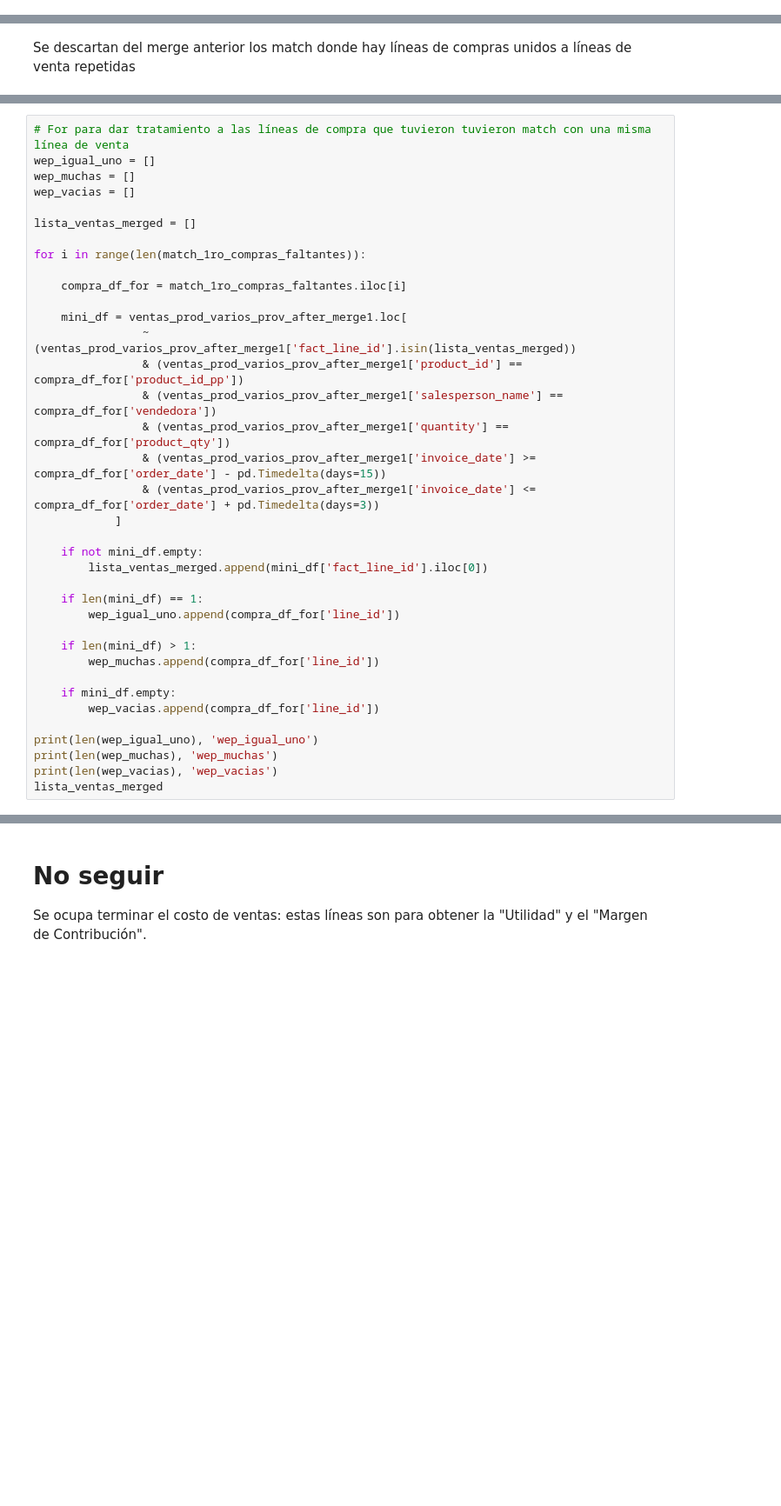
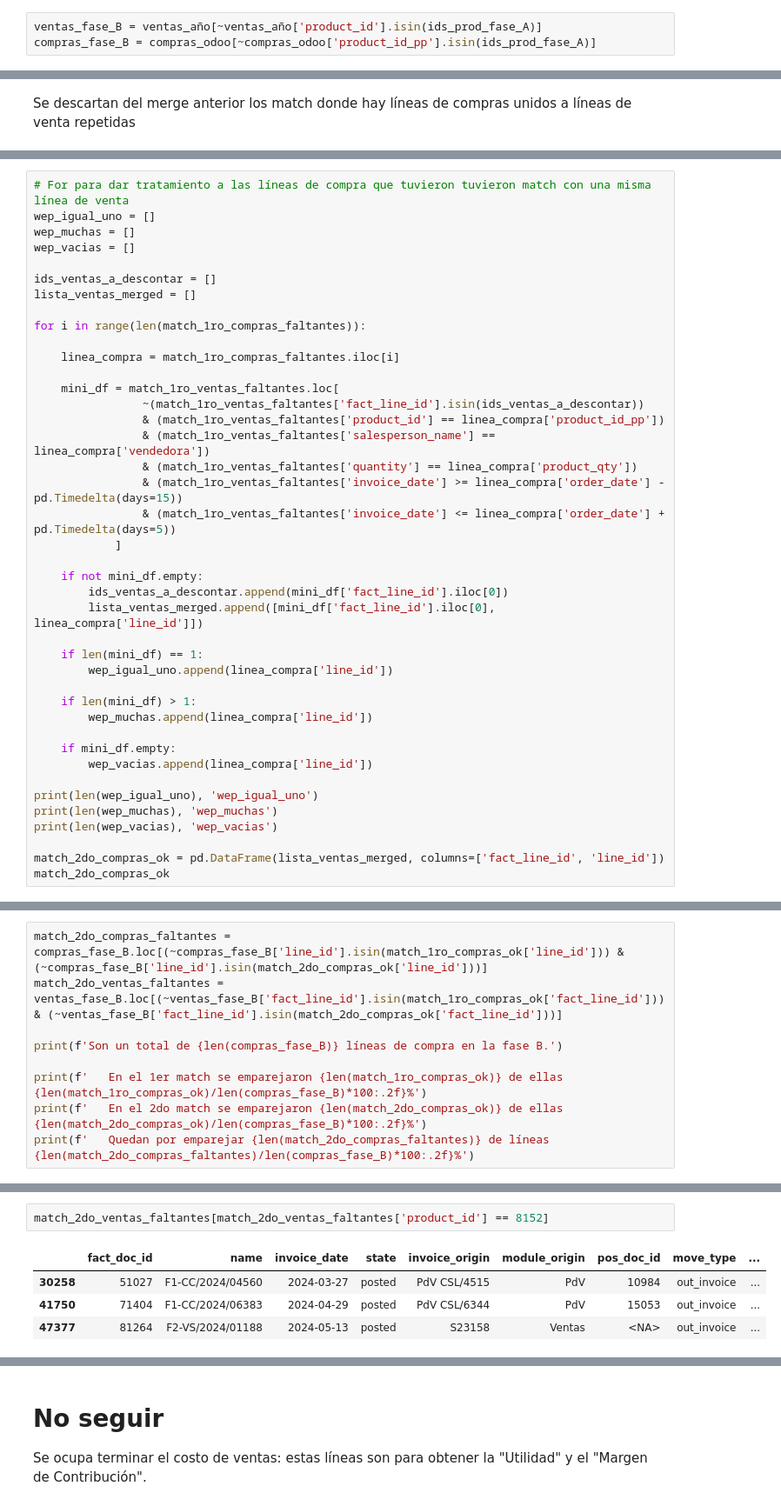
Before and after one commit to ecostichp/odoo_comisiones, a Jupyter notebook: comisiones/algoritmos/algoritmo_costo_de_venta_func.ipynb, the cells around one changed output, grey strips where cells are left out. Shown: that part at 87% size. Drawn from its saved outputs; the diff is of its cells as text; blank space fills up the shorter version.

```diff
--- a/comisiones/algoritmos/algoritmo_costo_de_venta_func.ipynb
+++ b/comisiones/algoritmos/algoritmo_costo_de_venta_func.ipynb
@@ -302,3 +236,6 @@ De los 18956 productos con un único proveedor, 1683 sí han variado su precio =
+# %%
+ventas_fase_B = ventas_año[~ventas_año['product_id'].isin(ids_prod_fase_A)]
+compras_fase_B = compras_odoo[~compras_odoo['product_id_pp'].isin(ids_prod_fase_A)]
 # %% [markdown]
 # Fase A: punto focal "Líneas de venta"
 ## Productos comprados con un único proveedor y
@@ -393,35 +325,39 @@ wep_igual_uno = []
 wep_muchas = []
 wep_vacias = []
 
+ids_ventas_a_descontar = []
 lista_ventas_merged = []
 
 for i in range(len(match_1ro_compras_faltantes)):
 
-    compra_df_for = match_1ro_compras_faltantes.iloc[i]
+    linea_compra = match_1ro_compras_faltantes.iloc[i]
 
-    mini_df = ventas_prod_varios_prov_after_merge1.loc[
-                ~(ventas_prod_varios_prov_after_merge1['fact_line_id'].isin(lista_ventas_merged))
-                & (ventas_prod_varios_prov_after_merge1['product_id'] == compra_df_for['product_id_pp'])
-                & (ventas_prod_varios_prov_after_merge1['salesperson_name'] == compra_df_for['vendedora'])
-                & (ventas_prod_varios_prov_after_merge1['quantity'] == compra_df_for['product_qty'])
-                & (ventas_prod_varios_prov_after_merge1['invoice_date'] >= compra_df_for['order_date'] - pd.Timedelta(days=15))
-                & (ventas_prod_varios_prov_after_merge1['invoice_date'] <= compra_df_for['order_date'] + pd.Timedelta(days=3))
+    mini_df = match_1ro_ventas_faltantes.loc[
+                ~(match_1ro_ventas_faltantes['fact_line_id'].isin(ids_ventas_a_descontar))
+                & (match_1ro_ventas_faltantes['product_id'] == linea_compra['product_id_pp'])
+                & (match_1ro_ventas_faltantes['salesperson_name'] == linea_compra['vendedora'])
+                & (match_1ro_ventas_faltantes['quantity'] == linea_compra['product_qty'])
+                & (match_1ro_ventas_faltantes['invoice_date'] >= linea_compra['order_date'] - pd.Timedelta(days=15))
+                & (match_1ro_ventas_faltantes['invoice_date'] <= linea_compra['order_date'] + pd.Timedelta(days=5))
             ]
 
     if not mini_df.empty:
-        lista_ventas_merged.append(mini_df['fact_line_id'].iloc[0])
+        ids_ventas_a_descontar.append(mini_df['fact_line_id'].iloc[0])
+        lista_ventas_merged.append([mini_df['fact_line_id'].iloc[0], linea_compra['line_id']])
 
     if len(mini_df) == 1:
-        wep_igual_uno.append(compra_df_for['line_id'])
+        wep_igual_uno.append(linea_compra['line_id'])
 
     if len(mini_df) > 1:
-        wep_muchas.append(compra_df_for['line_id'])
+        wep_muchas.append(linea_compra['line_id'])
 
     if mini_df.empty:
-        wep_vacias.append(compra_df_for['line_id'])
+        wep_vacias.append(linea_compra['line_id'])
 
 print(len(wep_igual_uno), 'wep_igual_uno')
 print(len(wep_muchas), 'wep_muchas')
 print(len(wep_vacias), 'wep_vacias')
-lista_ventas_merged
+
+match_2do_compras_ok = pd.DataFrame(lista_ventas_merged, columns=['fact_line_id', 'line_id'])
+match_2do_compras_ok
 # %% [output]
@@ -428,0 +380,9 @@ NameError: name 'ventas_prod_varios_prov_after_merge1' is not defined
+# %%
+match_2do_compras_faltantes = compras_fase_B.loc[(~compras_fase_B['line_id'].isin(match_1ro_compras_ok['line_id'])) & (~compras_fase_B['line_id'].isin(match_2do_compras_ok['line_id']))]
+match_2do_ventas_faltantes = ventas_fase_B.loc[(~ventas_fase_B['fact_line_id'].isin(match_1ro_compras_ok['fact_line_id'])) & (~ventas_fase_B['fact_line_id'].isin(match_2do_compras_ok['fact_line_id']))]
+
+print(f'Son un total de {len(compras_fase_B)} líneas de compra en la fase B.')
+
+print(f'   En el 1er match se emparejaron {len(match_1ro_compras_ok)} de ellas {len(match_1ro_compras_ok)/len(compras_fase_B)*100:.2f}%')
+print(f'   En el 2do match se emparejaron {len(match_2do_compras_ok)} de ellas {len(match_2do_compras_ok)/len(compras_fase_B)*100:.2f}%')
+print(f'   Quedan por emparejar {len(match_2do_compras_faltantes)} de líneas {len(match_2do_compras_faltantes)/len(compras_fase_B)*100:.2f}%')
@@ -428,0 +422,7 @@ NameError: name 'ventas_prod_varios_prov_after_merge1' is not defined
+# %%
+match_2do_ventas_faltantes[match_2do_ventas_faltantes['product_id'] == 8152]
+# %% [output]
+|  | fact_doc_id | name | invoice_date | state | invoice_origin | module_origin | pos_doc_id | move_type | ... |
+| 30258 | 51027 | F1-CC/2024/04560 | 2024-03-27 | posted | PdV CSL/4515 | PdV | 10984 | out_invoice | ... |
+| 41750 | 71404 | F1-CC/2024/06383 | 2024-04-29 | posted | PdV CSL/6344 | PdV | 15053 | out_invoice | ... |
+| 47377 | 81264 | F2-VS/2024/01188 | 2024-05-13 | posted | S23158 | Ventas | <NA> | out_invoice | ... |
```
Also changed, not shown: parts of 29 cells of this notebook, 1 other file.
